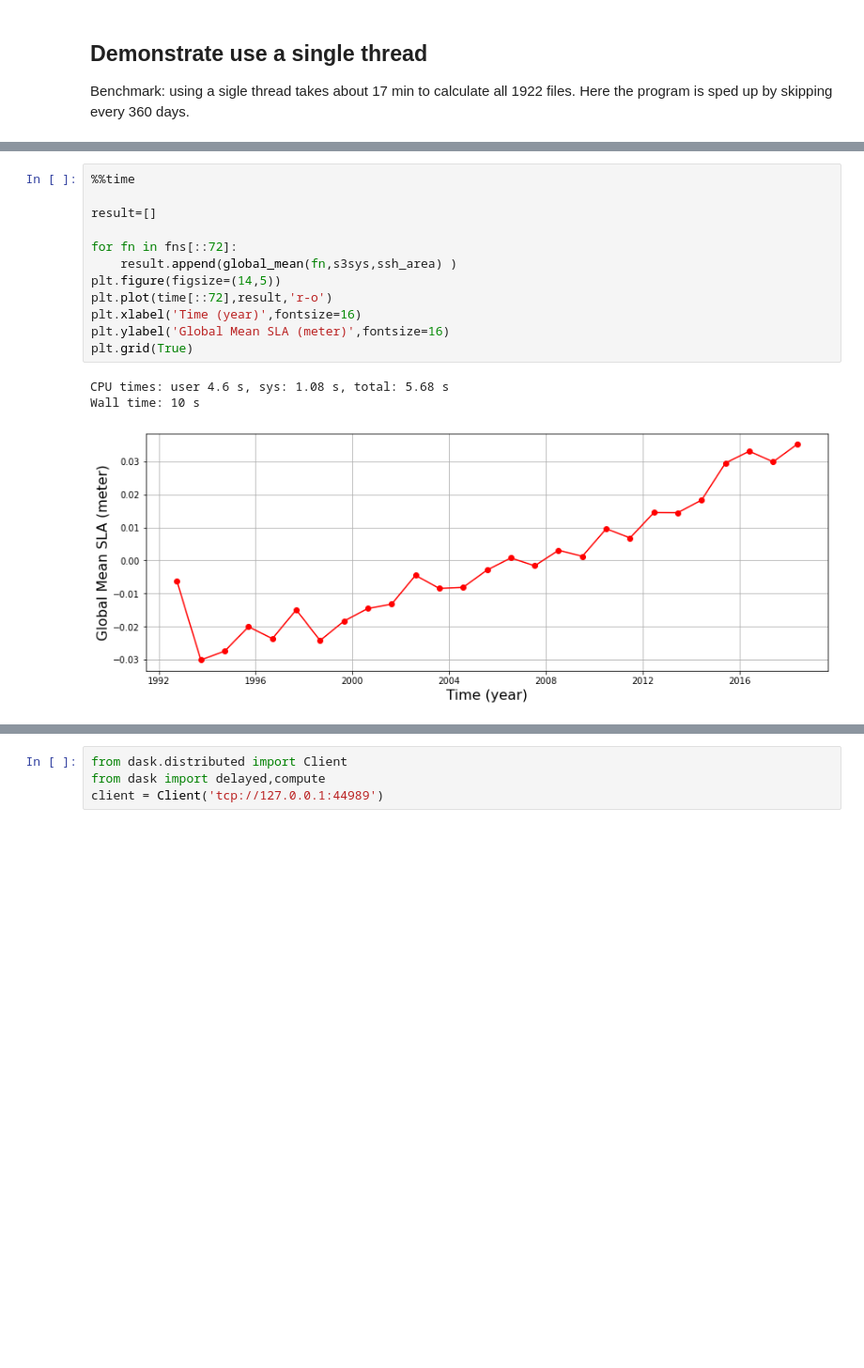
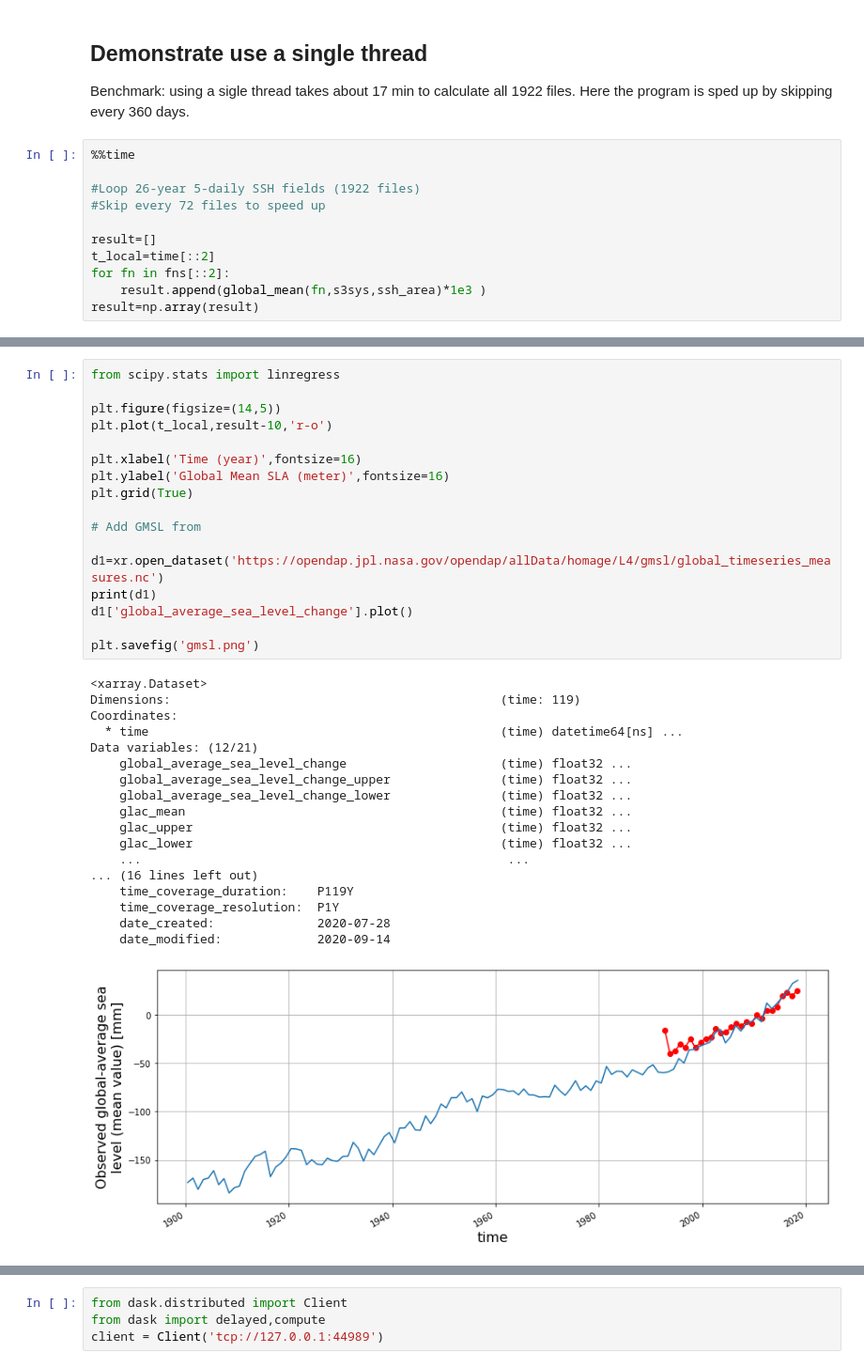
Before and after one commit to podaac/the-coding-club, a Jupyter notebook: notebooks/Earthdata_webinar_20220727.ipynb, the cells around one changed output, grey strips where cells are left out. Shown at 94% size. Saved outputs shown, nothing was run; the diff lists cells and outputs as text; blank space fills up the shorter version.

```diff
--- a/notebooks/Earthdata_webinar_20220727.ipynb
+++ b/notebooks/Earthdata_webinar_20220727.ipynb
@@ -318,3 +355,14 @@ NameError: name 'fns' is not defined
 ## Demonstrate use a single thread
 
 Benchmark: using a sigle thread takes about 17 min to calculate all 1922 files. Here the program is sped up by skipping every 360 days.
+# %%
+%%time
+
+#Loop 26-year 5-daily SSH fields (1922 files)
+#Skip every 72 files to speed up
+
+result=[]
+t_local=time[::2]
+for fn in fns[::2]:
+    result.append(global_mean(fn,s3sys,ssh_area)*1e3 )
+result=np.array(result)
@@ -321,16 +389,36 @@ Benchmark: using a sigle thread takes about 17 min to calculate all 1922 files.
 # %%
-%%time
+from scipy.stats import linregress
 
-result=[]
+plt.figure(figsize=(14,5))
+plt.plot(t_local,result-10,'r-o')
 
-for fn in fns[::72]:
-    result.append(global_mean(fn,s3sys,ssh_area) )
-plt.figure(figsize=(14,5))
-plt.plot(time[::72],result,'r-o')
 plt.xlabel('Time (year)',fontsize=16)
 plt.ylabel('Global Mean SLA (meter)',fontsize=16)
 plt.grid(True)
+
+# Add GMSL from
+
+d1=xr.open_dataset('https://opendap.jpl.nasa.gov/opendap/allData/homage/L4/gmsl/global_timeseries_measures.nc')
+print(d1)
+d1['global_average_sea_level_change'].plot()
+
+plt.savefig('gmsl.png')
 # %% [output]
-CPU times: user 4.6 s, sys: 1.08 s, total: 5.68 s
-Wall time: 10 s
+<xarray.Dataset>
+Dimensions:                                             (time: 119)
+Coordinates:
+  * time                                                (time) datetime64[ns] ...
+Data variables: (12/21)
+    global_average_sea_level_change                     (time) float32 ...
+    global_average_sea_level_change_upper               (time) float32 ...
+    global_average_sea_level_change_lower               (time) float32 ...
+    glac_mean                                           (time) float32 ...
+    glac_upper                                          (time) float32 ...
+    glac_lower                                          (time) float32 ...
+    ...                                                  ...
+... (16 lines left out)
+    time_coverage_duration:    P119Y
+    time_coverage_resolution:  P1Y
+    date_created:              2020-07-28
+    date_modified:             2020-09-14
-[figure, old version]
+[figure, new version]
```
Also changed, not shown: parts of 20 cells of this notebook.
